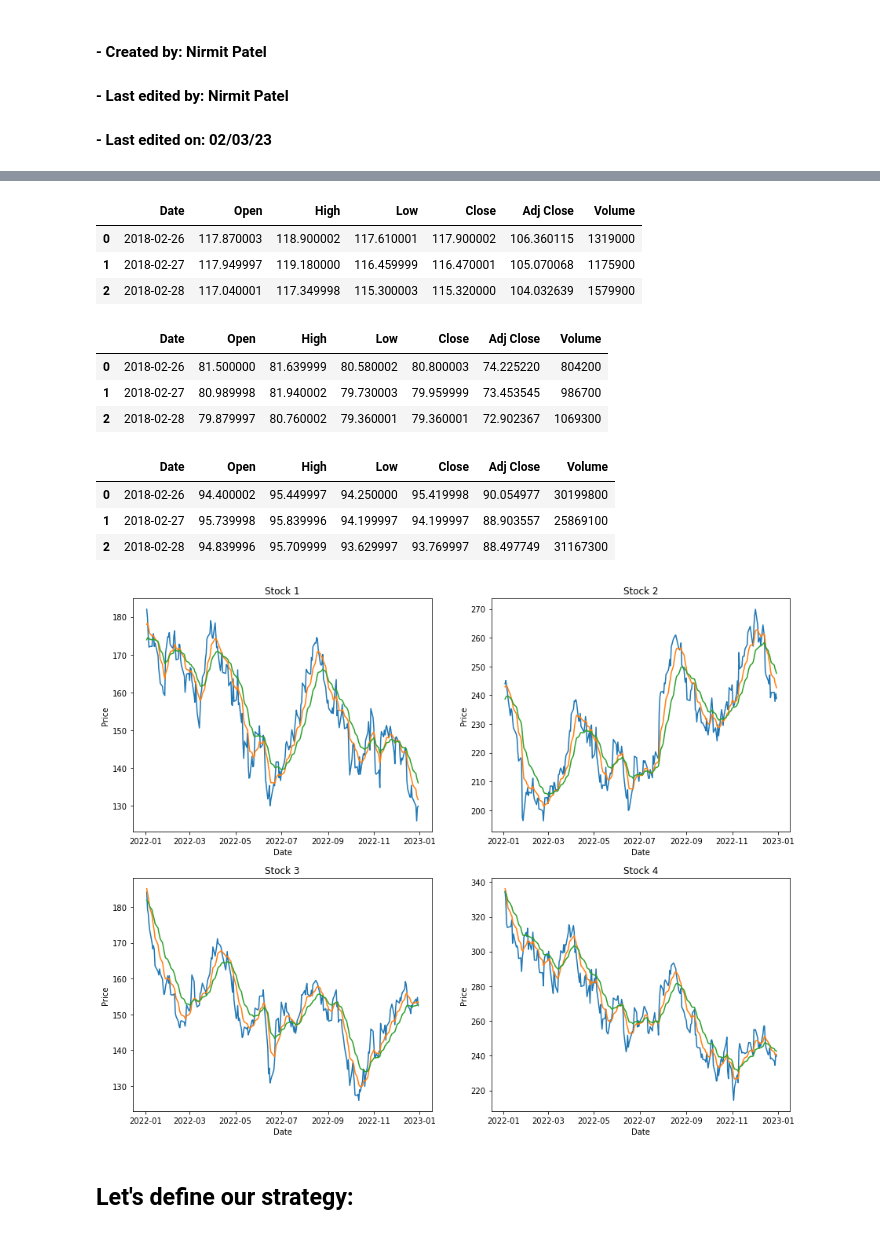
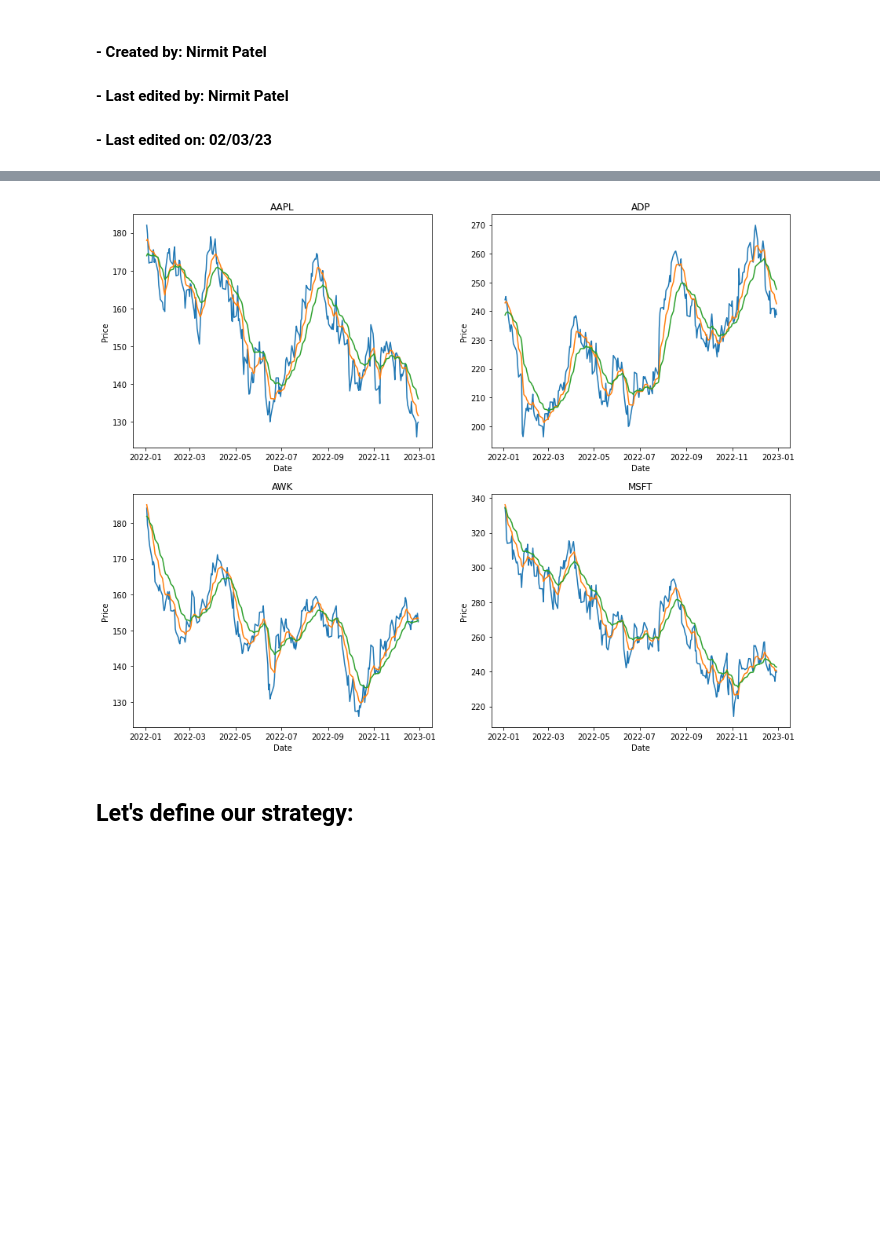
Before and after one commit to Nirmit-P/R2Q, a Jupyter notebook: Trading Strategies/EMA Crossover/9 & 21 EMA crossover.ipynb, the cells around one changed output, grey strips where cells are left out. Cells and saved outputs as stored; diff of their text form; code cells hidden in the pictures; blank space fills up the shorter version.

```diff
--- a/Trading Strategies/EMA Crossover/9 & 21 EMA crossover.ipynb
+++ b/Trading Strategies/EMA Crossover/9 & 21 EMA crossover.ipynb
@@ -35,24 +33,3 @@ aapl.head(3)
-# %%
-adp.head(3)
-# %% [output]
-|  | Date | Open | High | Low | Close | Adj Close | Volume |
-| 0 | 2018-02-26 | 117.870003 | 118.900002 | 117.610001 | 117.900002 | 106.360115 | 1319000 |
-| 1 | 2018-02-27 | 117.949997 | 119.180000 | 116.459999 | 116.470001 | 105.070068 | 1175900 |
-| 2 | 2018-02-28 | 117.040001 | 117.349998 | 115.300003 | 115.320000 | 104.032639 | 1579900 |
-# %%
-awk.head(3)
-# %% [output]
-|  | Date | Open | High | Low | Close | Adj Close | Volume |
-| 0 | 2018-02-26 | 81.500000 | 81.639999 | 80.580002 | 80.800003 | 74.225220 | 804200 |
-| 1 | 2018-02-27 | 80.989998 | 81.940002 | 79.730003 | 79.959999 | 73.453545 | 986700 |
-| 2 | 2018-02-28 | 79.879997 | 80.760002 | 79.360001 | 79.360001 | 72.902367 | 1069300 |
-# %%
-msft.head(3)
-# %% [output]
-|  | Date | Open | High | Low | Close | Adj Close | Volume |
-| 0 | 2018-02-26 | 94.400002 | 95.449997 | 94.250000 | 95.419998 | 90.054977 | 30199800 |
-| 1 | 2018-02-27 | 95.739998 | 95.839996 | 94.199997 | 94.199997 | 88.903557 | 25869100 |
-| 2 | 2018-02-28 | 94.839996 | 95.709999 | 93.629997 | 93.769997 | 88.497749 | 31167300 |
 # %%
 # create ema columns for each dataset, and convert data columns to datetime type
 for df in [aapl, adp, awk, msft]:
@@ -69,19 +46,21 @@ msft_2022 = msft.set_index('Date').loc['2022-01-01':'2022-12-31']
 # %%
 # lets plot each stock with the new ema's
 fig, ax = plt.subplots(nrows=2, ncols=2, figsize=(15, 12))
 
 ax = ax.flatten()
 
+stock_list1 = ['AAPL', 'ADP', 'AWK', 'MSFT']
+
 for i, df in enumerate([aapl_2022, adp_2022, awk_2022, msft_2022]):
     ax[i].plot(df.index, df['Close'], label = f'{df}'+ ' Close')
     ax[i].plot(df.index, df['EMA9'], label = f'{df}'+ ' EMA9')
     ax[i].plot(df.index, df['EMA21'], label = f'{df}'+ ' EMA21')
 
-    ax[i].set_title(f'Stock {i+1}')
+    ax[i].set_title(f'{stock_list1[i]}')
     ax[i].set_xlabel('Date')
     ax[i].set_ylabel('Price')
 # %% [output]
-[figure, old version]
+[figure, new version]
 # %% [markdown]
 ## Let's define our strategy:
 # %% [markdown]
```
Also changed, not shown: parts of 22 cells of this notebook.
